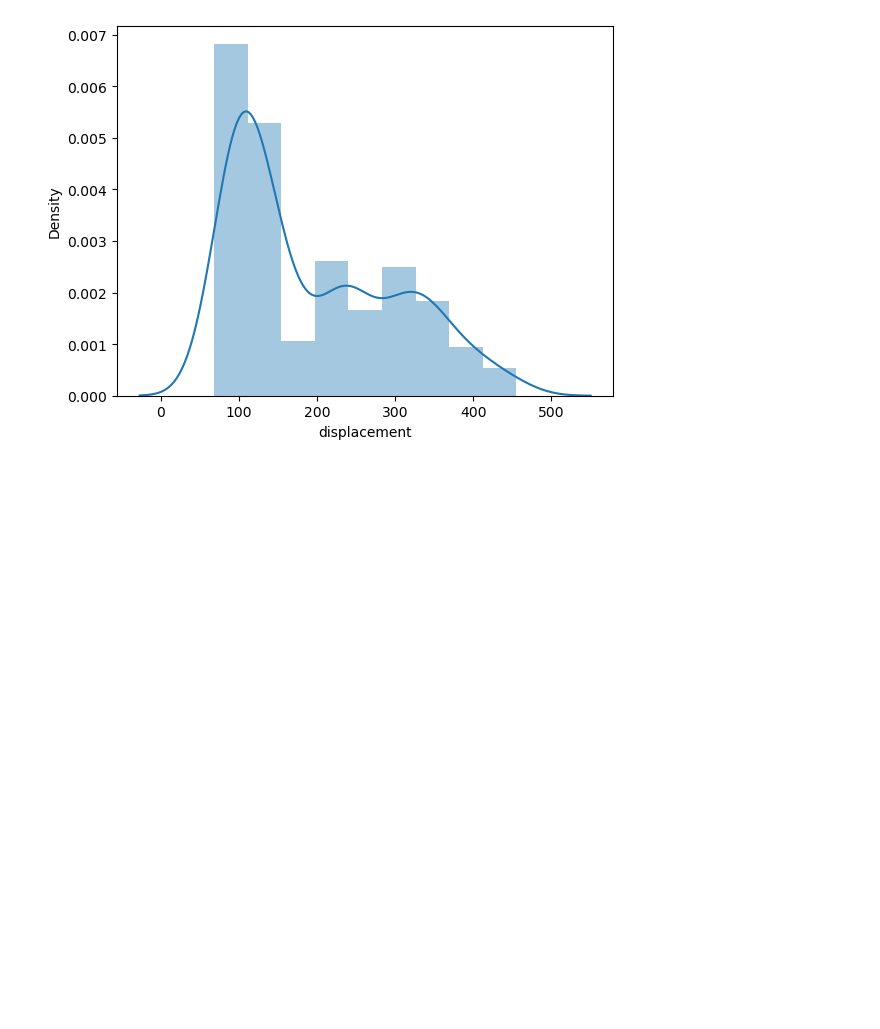
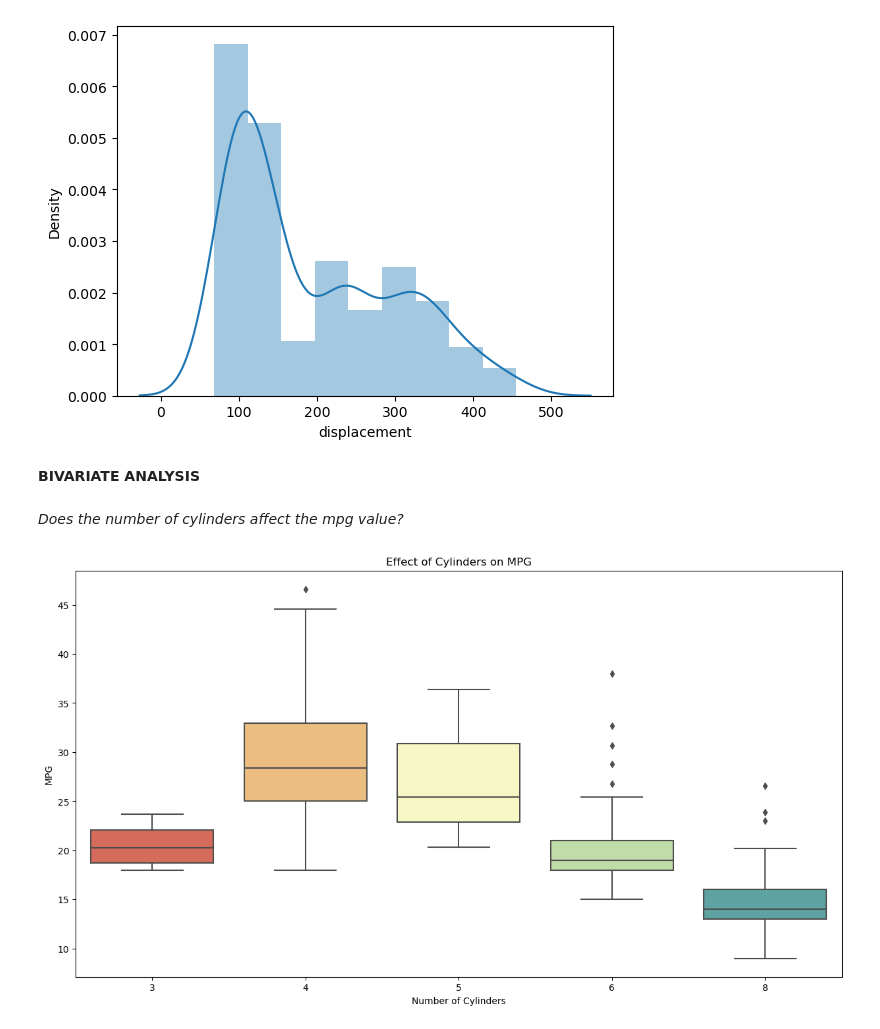
Before and after one commit to AtRealMasterLuke/MPG-Dataset-Analysis, a Jupyter notebook: Seaborn mpg.ipynb, the cells around one changed output. Saved outputs shown, nothing was run; the diff lists cells and outputs as text; code cells hidden in the pictures; blank space fills up the shorter version.

Commit message:
Bivariate and Multivariate Analysis
Conducted both bivariate and multivariate analysis using visualization tools in Seaborn Library

```diff
--- a/Seaborn mpg.ipynb
+++ b/Seaborn mpg.ipynb
@@ -339,3 +339,16 @@ sns.distplot(df["displacement"])
 plt.show()
 # %% [output]
 [figure]
+# %% [markdown]
+**BIVARIATE ANALYSIS**
+# %% [markdown]
+*Does the number of cylinders affect the mpg value?*
+# %%
+plt.figure(figsize=(15, 8))
+sns.boxplot(x="cylinders", y="mpg", data=df, palette="Spectral")
+plt.title('Effect of Cylinders on MPG')
+plt.xlabel('Number of Cylinders')
+plt.ylabel('MPG')
+plt.show()
+# %% [output]
+[figure, added]
```
Also changed, not shown: parts of 18 cells of this notebook.
